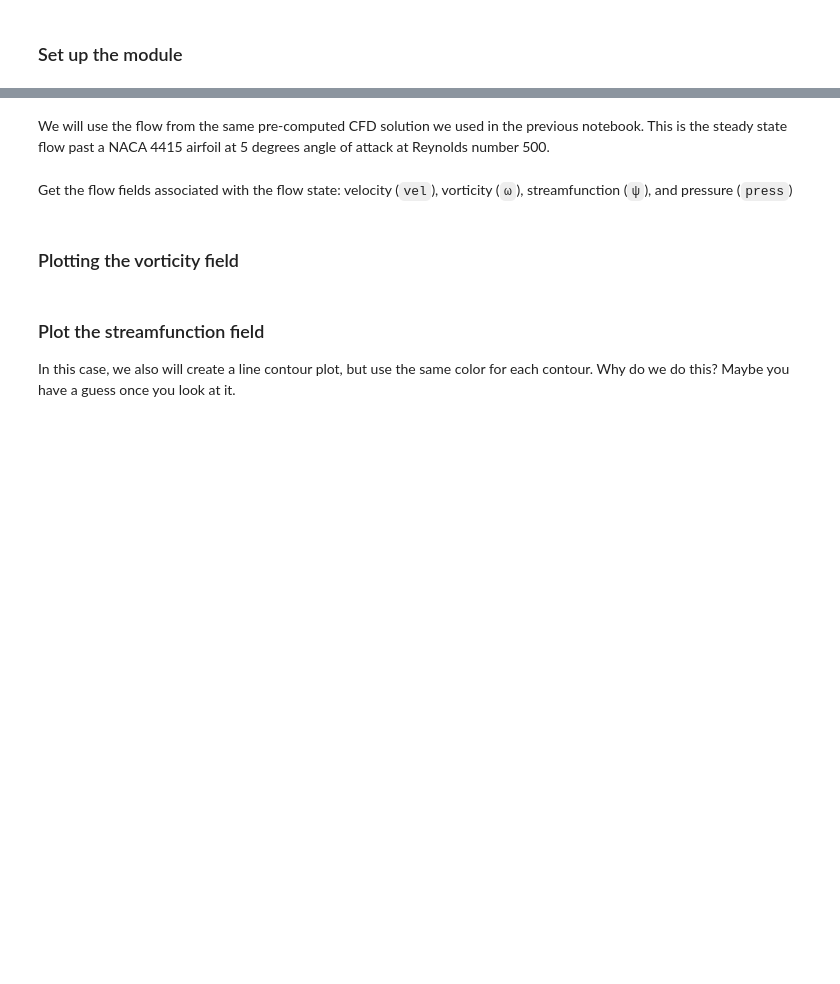
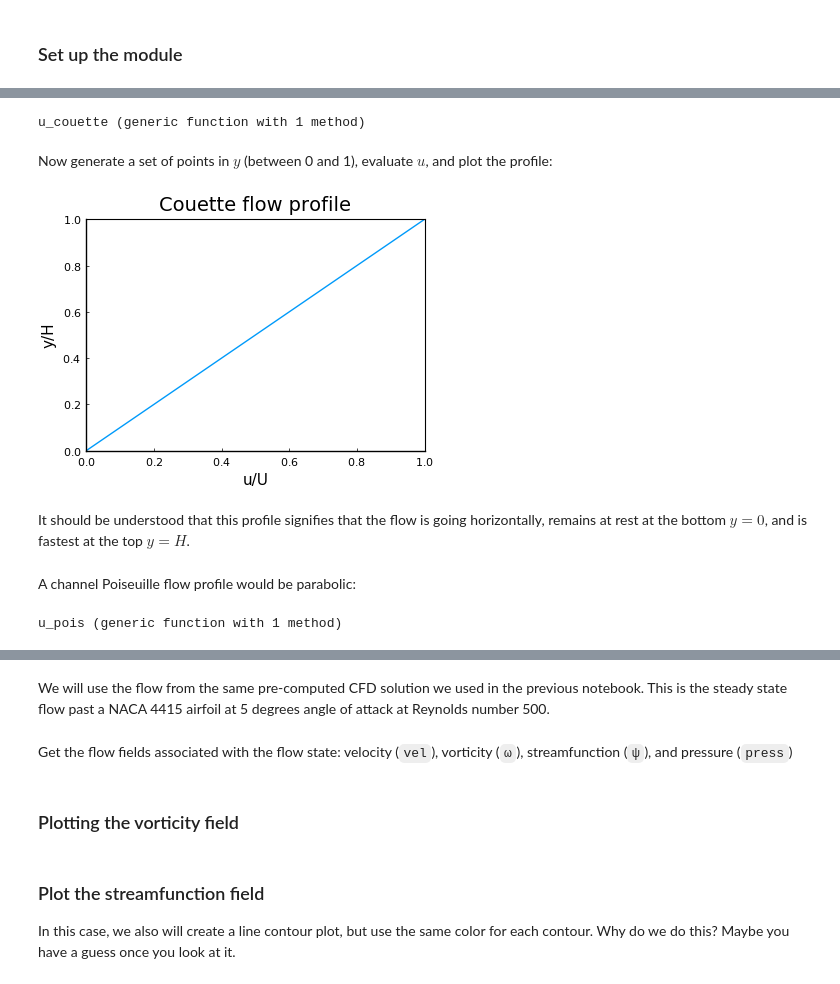
Before and after one commit to UCLAMAEThreads/MAE150A, a Jupyter notebook: notebook/1.2-PlottingFlowFields.ipynb, the cells around one changed output, grey strips where cells are left out. Saved outputs shown, nothing was run; the diff lists cells and outputs as text; code cells hidden in the pictures; blank space fills up the shorter version.

Commit message:
Added new sections to notebooks 0.1 and 1.2. Now including SpecialFunctions in dep list

```diff
--- a/notebook/1.2-PlottingFlowFields.ipynb
+++ b/notebook/1.2-PlottingFlowFields.ipynb
@@ -18,0 +36,19 @@ using Plots
+# %%
+u_couette(y;U=1,H=1) = U*y/H
+# %% [output]
+u_couette (generic function with 1 method)
+# %% [markdown]
+Now generate a set of points in $y$ (between 0 and 1), evaluate $u$, and plot the profile:
+# %%
+y = 0:0.01:1
+plot(u_couette.(y),y,xlims=(0,1),ylims=(0,1),xguide="u/U",yguide="y/H",framestyle=:box,title="Couette flow profile")
+# %% [output]
+[figure, added]
+# %% [markdown]
+It should be understood that this profile signifies that the flow is going horizontally, remains at rest at the bottom $y=0$, and is fastest at the top $y = H$.
+# %% [markdown]
+A channel Poiseuille flow profile would be parabolic:
+# %%
+u_pois(y;U=1,H=1) = 4*U*y*(H-y)
+# %% [output]
+u_pois (generic function with 1 method)
```
Also changed, not shown: parts of 9 cells of this notebook, 6 other files.
